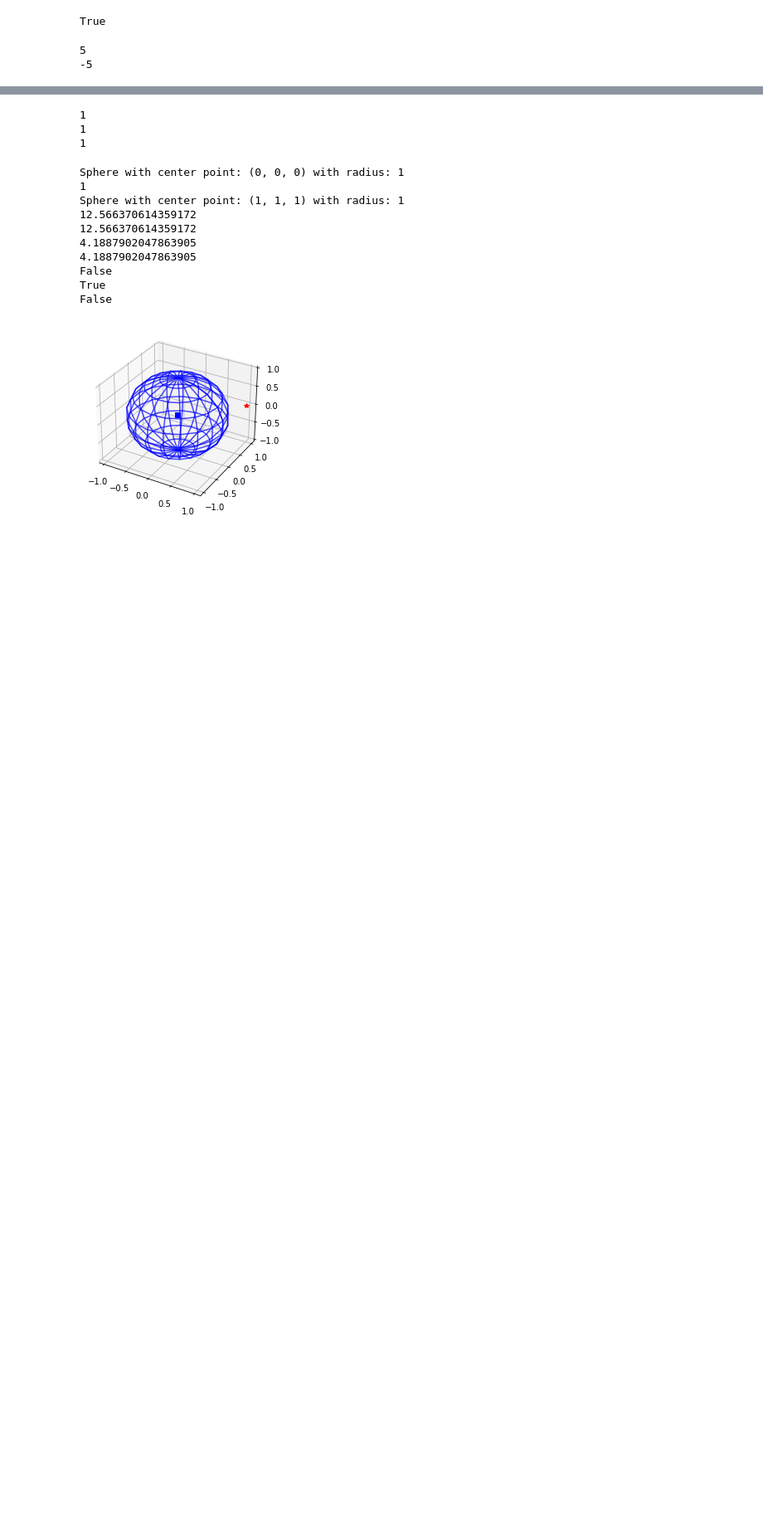
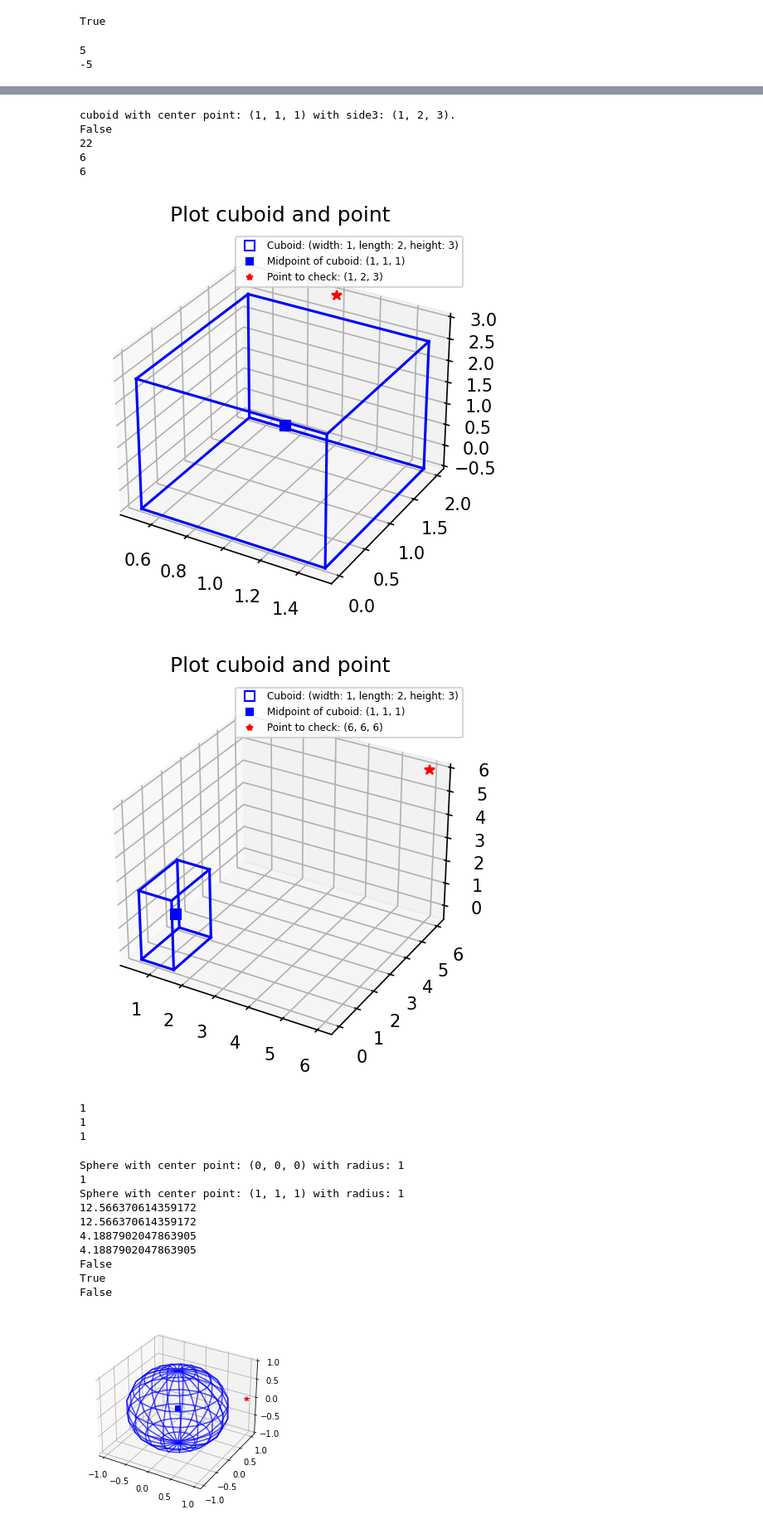
Before and after one commit to yuna-liu/python-programming-Yuna-Liu, a Jupyter notebook: Labs/Lab3.geometry-OOP/testing-manual.ipynb, the cells around one changed output, grey strips where cells are left out. Shown at 83% size. Drawn from its saved outputs; the diff is of its cells as text; code cells hidden in the pictures; blank space fills up the shorter version.

```diff
--- a/Labs/Lab3.geometry-OOP/testing-manual.ipynb
+++ b/Labs/Lab3.geometry-OOP/testing-manual.ipynb
@@ -162 +143,21 @@ Cube with center point: (0, 0, 0) with side length: 1
+# %%
+cuboid1 = Cuboid(1, 1, 1, 1, 2, 3)
+cuboid2 = Cuboid(0, 0, 0, 1, 2, 3)
+print(cuboid1)
+print(cuboid1.is_inside(6, 7, 8))
+
+print(cuboid1.area())
+print(cuboid1.volume())
+print(cuboid1.volume())
+
+cuboid1.plot_cuboid(1,2,3)
+cuboid1.plot_cuboid(6,6,6)
+# %% [output]
+cuboid with center point: (1, 1, 1) with side3: (1, 2, 3).
+False
+22
+6
+6
+[figure, added]
+[figure, added]
 # %%
```
Also changed, not shown: parts of 7 cells of this notebook.
